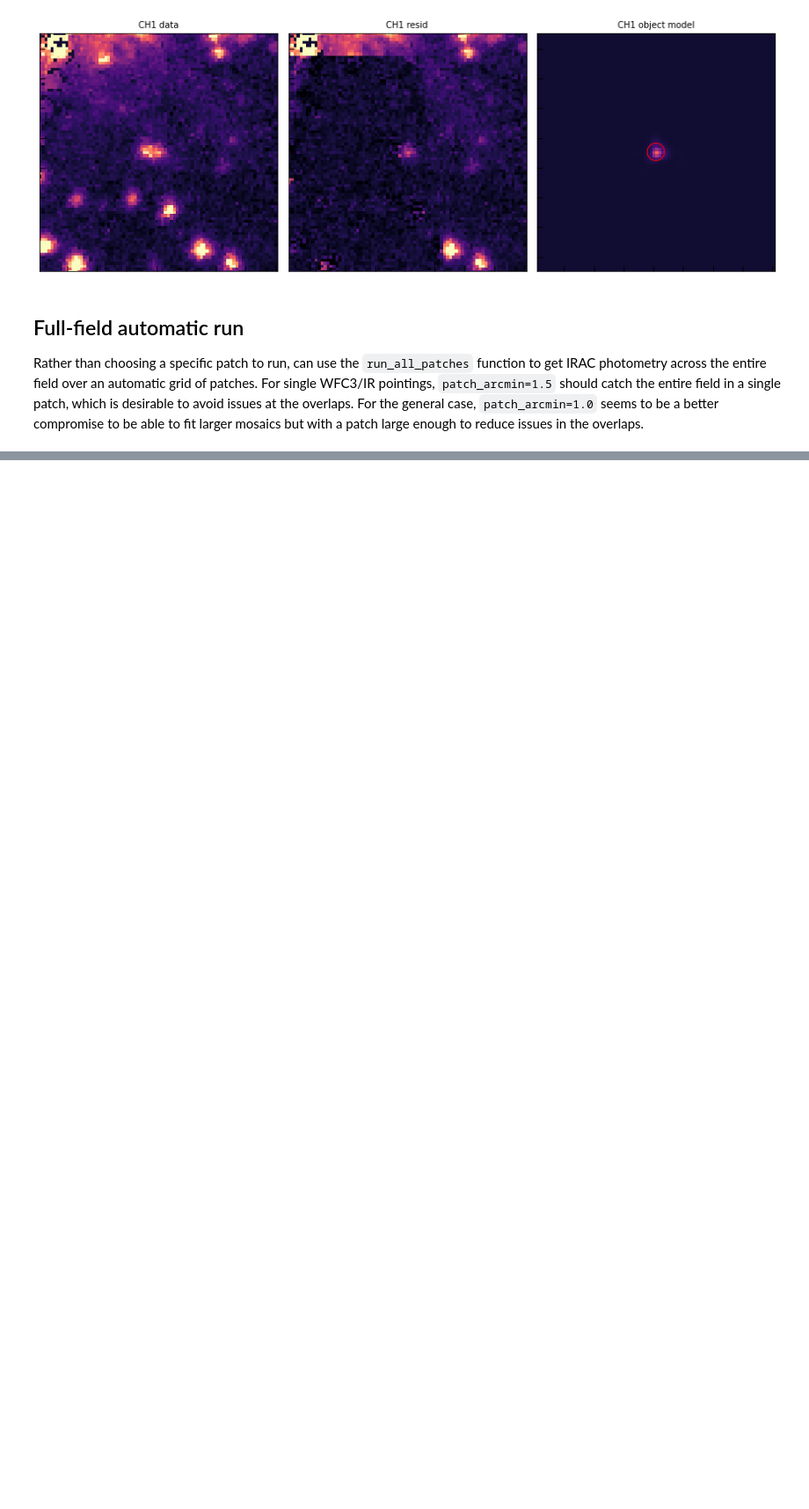
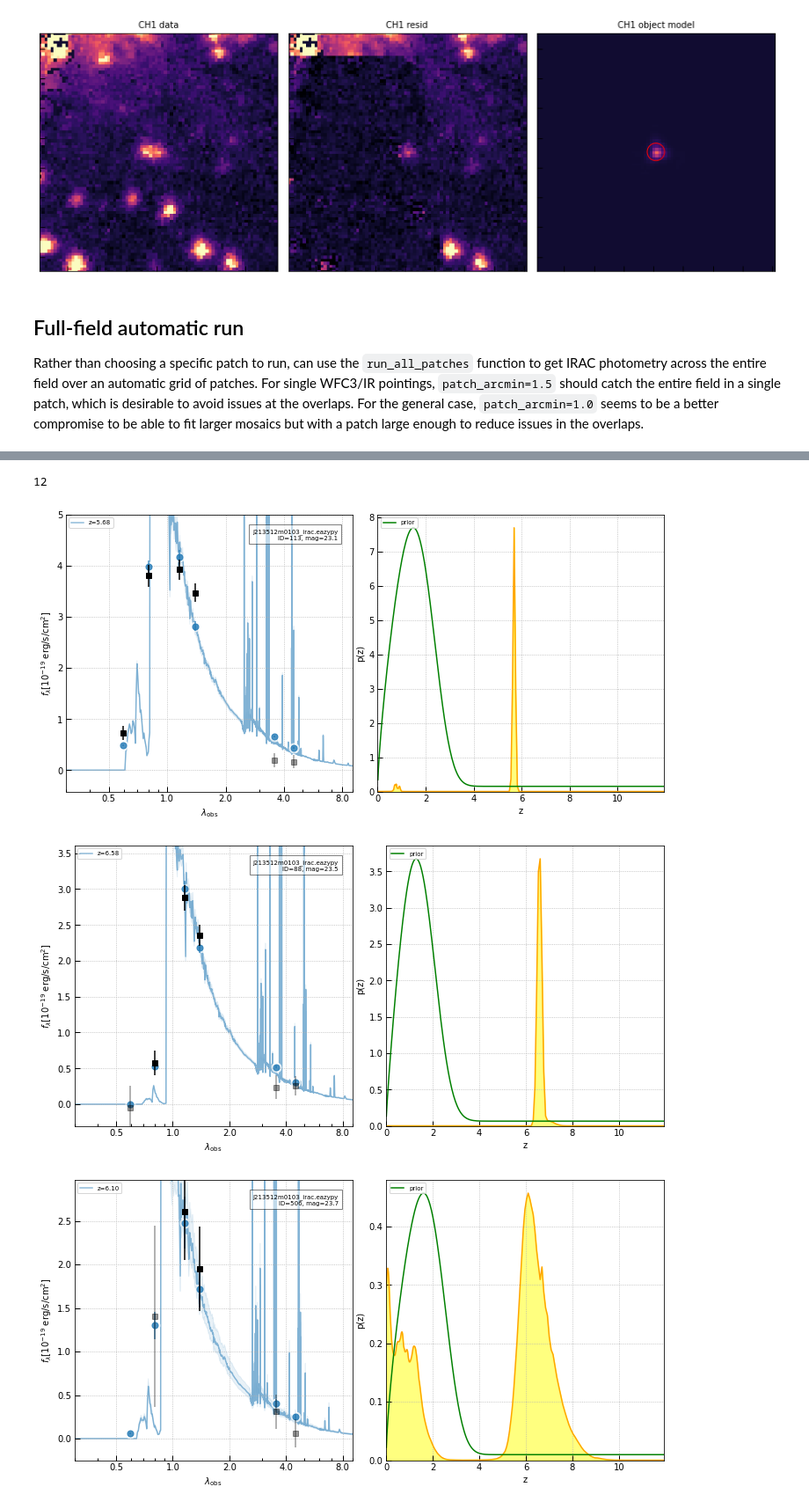
Before and after one commit to gbrammer/golfir, a Jupyter notebook: notebooks/IRAC-fit-patches.ipynb, the cells around one changed output, grey strips where cells are left out. Shown at 88% size. Saved outputs shown, nothing was run; the diff lists cells and outputs as text; code cells hidden in the pictures; blank space fills up the shorter version.

Commit message:
show results from full fit

```diff
--- a/notebooks/IRAC-fit-patches.ipynb
+++ b/notebooks/IRAC-fit-patches.ipynb
@@ -454,0 +480,12 @@ Compute 171 models for patch (mag_auto < 27.0)
+# %%
+# High-z sources (first one probably a star)
+sel = (self.zbest > 5) & (self.nusefilt == self.nusefilt.max())
+print(sel.sum())
+so = np.argsort(self.cat['mag_auto'][sel])
+for i in so:
+    self.show_fit(self.cat['id'][sel][i], figsize=(10,5))
+# %% [output]
+12
+[figure, added]
+[figure, added]
+[figure, added]
```
Also changed, not shown: parts of 5 cells of this notebook.
